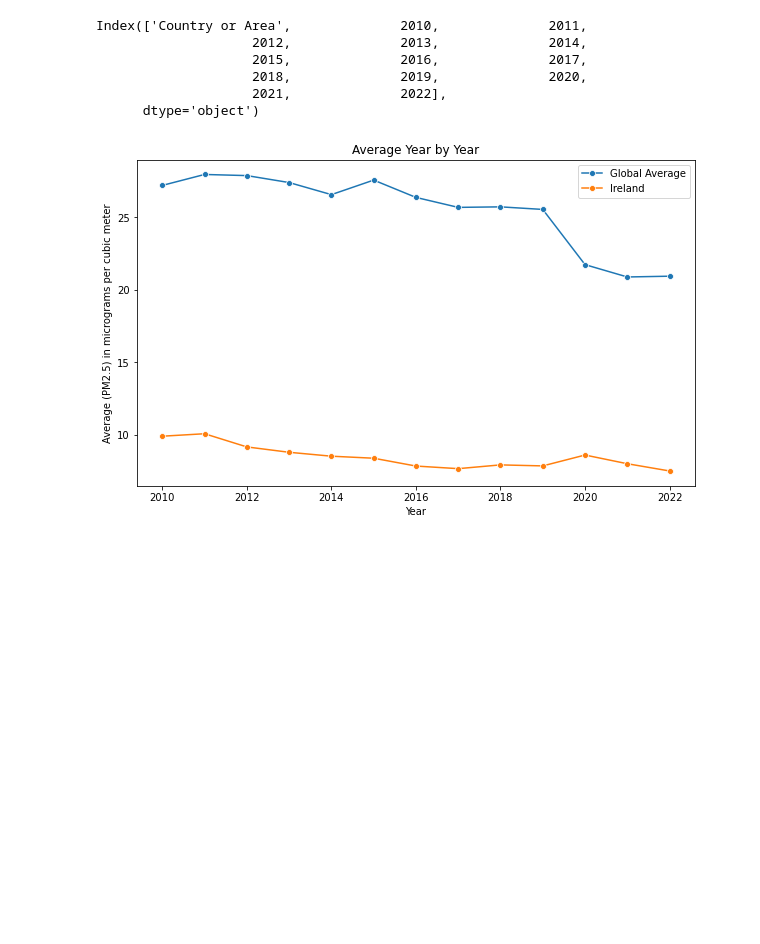
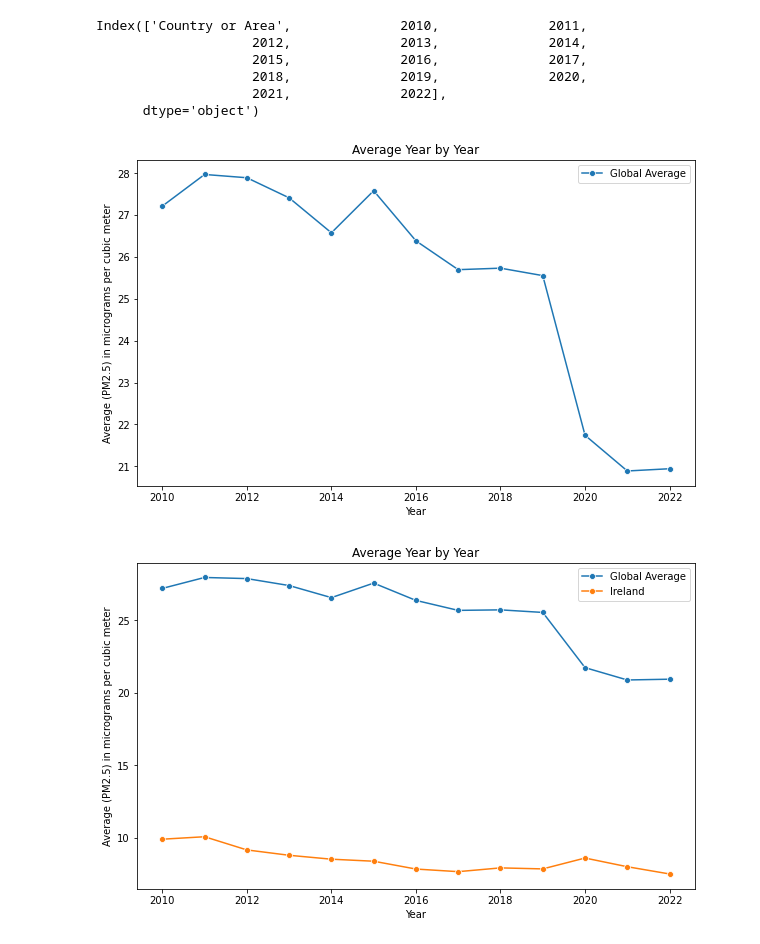
Before and after one commit to BrianRiera/CA_Database-Analytics, a Jupyter notebook: air_pollution..ipynb, the cells around one changed output. Cells and saved outputs as stored; diff of their text form; code cells hidden in the pictures; blank space fills up the shorter version.

```diff
--- a/air_pollution..ipynb
+++ b/air_pollution..ipynb
@@ -205,7 +205,7 @@ data = []
 # Loop through each 'row' element and extract text of 'cell' elements within.
 for row in root.findall('.//rows/row'):
       # Store the text content of each 'cell' element in a list representing a row.
-    row_data = [cell.text for cell in row.findall('.//cell')]
+    row_data = [cell.text if cell is not None else None for cell in row.findall('.//cell')]
     data.append(row_data)
 
 air_poll_19_22 = pd.DataFrame(data, columns=headings)
@@ -373,6 +373,24 @@ Index(['Country or Area',              2010,              2011,
                     2018,              2019,              2020,
                     2021,              2022],
       dtype='object')
+# %%
+yearly_average = air_poll_df[list(range(2010, 2023))].mean()
+
+
+plt.figure(figsize=(10, 6))
+
+sns.lineplot(x=range(2010, 2023), y=yearly_average.values, label='Global Average', marker='o')
+
+
+plt.xlabel('Year')
+plt.ylabel('Average (PM2.5) in micrograms per cubic meter')
+plt.title('Average Year by Year')
+
+
+plt.legend()
+plt.show()
+# %% [output]
+[figure, added]
 # %%
 yearly_average = air_poll_df[list(range(2010, 2023))].mean()
 ireland_air_poll = air_poll_df[air_poll_df['Country or Area'] == 'Ireland']
```
Also changed, not shown: parts of 1 cell of this notebook, 1 other file.
